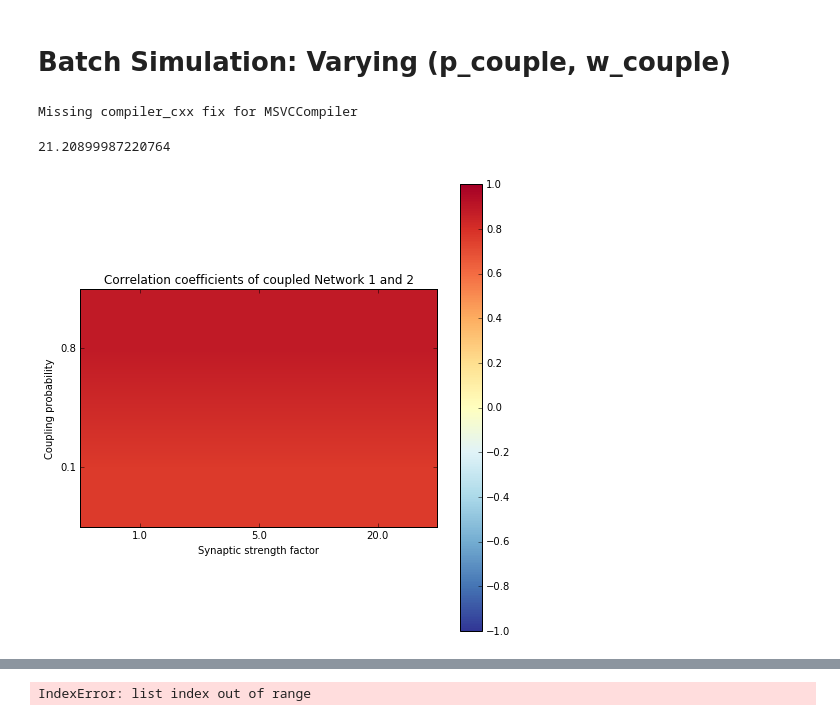
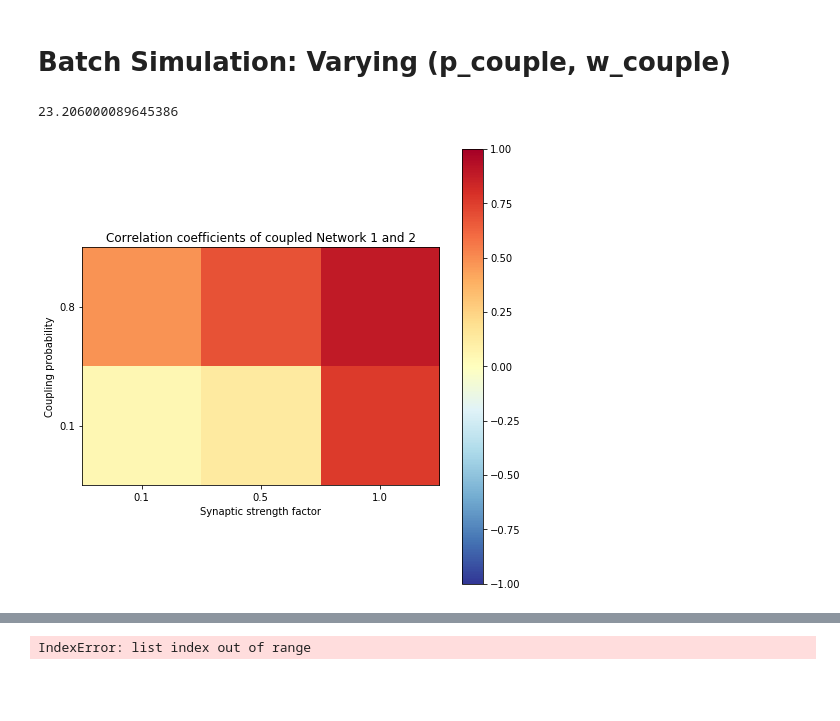
Before and after one commit to KokilaP/Neural-Networks, a Jupyter notebook: N2_BatchSimModel.ipynb, the cells around one changed output, grey strips where cells are left out. Drawn from its saved outputs; the diff is of its cells as text; code cells hidden in the pictures; blank space fills up the shorter version.

Commit message:
Removed extraneous code, added random weights within networks, ran simulations with lower weights between networks

```diff
--- a/N2_BatchSimModel.ipynb
+++ b/N2_BatchSimModel.ipynb
@@ -96,7 +96,7 @@ N = n
 v_r = 0*volt
 v_th = 1*volt
 p_couple = 0.5 #0.99
-w_couple = 0.5*volt #1
+w_couple = 1*volt # Overwritten Later
 PInput = 0.1*volt # This means Poisson input is on and is applied to both networks
 integ_method = 'heun' # or can use 'linear' if differential equation is linear, or euler(non-linear integration)
                        # or heun (improved or modified euler method)
@@ -190,8 +190,8 @@ Adj = AdjacencyMatrix(n) # Initiates an instance of AdjacencyMatrix class
 [A2,Graph2] = Adj.small_world(n,k,p2)
 [connect_A2, new_coord2,new_rows2,new_cols2] = Adj.adj_synapse_type(A2,excit)
 
-connect_W1 = connect_A1*volt
-connect_W2 = connect_A2*volt
+connect_W1 = np.multiply(connect_A1,np.random.uniform(0,1,len(connect_A1)))*volt
+connect_W2 = np.multiply(connect_A2,np.random.uniform(0,1,len(connect_A2)))*volt
 # %%
 ### Using functions in the Visualization class
 
@@ -293,7 +293,8 @@ t3 = time.time() # Record start time
 # Set simulation parameters
 # w_couple_vec = [0.01, 0.05, 0.5, 0.8, 1.0, 3.0, 7.0, 10.0, 15.0, 20.0]*volt
 # p_couple_vec = np.arange(0.1,1.1,0.1)
-w_couple_vec = [1.0,5.0,20]*volt
+cf = [.1,.5,1]
+w_couple_vec = w_couple*cf
 p_couple_vec = [0.1,0.8]
 w_len = len(w_couple_vec)
 p_len = len(p_couple_vec)
@@ -301,9 +302,8 @@ coeff = np.zeros((p_len,w_len))
 
 # provide a set of values (w_couple,p_couple) to record spikemonitor values for plotting and analysis
 #record_param = [(0.05,0.5),(20.0,0.5),(1.0,0.1),(1.0,0.9)]
-record_param = [(1.0,0.1),(5.0,0.8),(20.0,0.8)]
-r_len = len(record_param)
-datastream = [None]*r_len
+record_param = [(.1,0.1),(.5,0.8),(1,0.8)]
+datastream = [None]*len(record_param)
 
 # Creating individual network groups
 # PInput define in the input section is 'off' if = 0*volt and 'on' otherwise
@@ -368,37 +368,36 @@ for weight in arange(w_len):
         net_batch.run(t1*ms)
 
         states = net_batch.get_states()
         SN_1i = states['spikemon_cG1']['i']
         SN_1t = states['spikemon_cG1']['t']
         SN_2i = states['spikemon_cG2']['i']
         SN_2t = states['spikemon_cG2']['t']
 
         # obtaining correlation coefficient from comparing binary spike trains of Network 1 and 2
         c = stats.batch_cc(SN_1t,SN_2t,phase1,phase2,bin_size)
         coeff[prob,weight] = c
 
         # for loop to record spikemonitor data for selected runs that need to be graphed
-        for k in arange(r_len):
+        for k in arange(len(datastream)):
             if record_param[k]==(w_couple_vec[weight]/volt,p_couple_vec[prob]): # check if correct run is
                                                                                 # one that needs to be recorded
                 # store a copy of all spike monitors at this instance (for the current run) by returning a dictionary
                 # using 'spikemonitor'.spike_trains() Brian function and reformatting it as an array of sorted spike times
 
                 datastream[k] = (SN_1t,SN_1i,SN_2t,SN_2i,SN_indvt)
 
         net_batch.remove(S1c2,spikemon_cG1,spikemon_cG2)
         net_batch.restore() # go back to original network state with initial values of Network 1 and 2
         net_indv.restore() # go back to original network state with initial values of Network 3
 
 batch_heatmap(coeff) # plot a probability of coupling vs synaptic strength heatmap using a matrix of
                      #  correlation coefficients
 
 t4 = time.time() # to keep track of batch simulation time
 t4-t3
 # %% [output]
-Missing compiler_cxx fix for MSVCCompiler
+23.206000089645386
-21.20899987220764
-[figure, old version]
+[figure, new version]
 # %%
 batch_plot(datastream,0)
 # %% [output]
```
Also changed, not shown: parts of 23 cells of this notebook, 1 other file.
